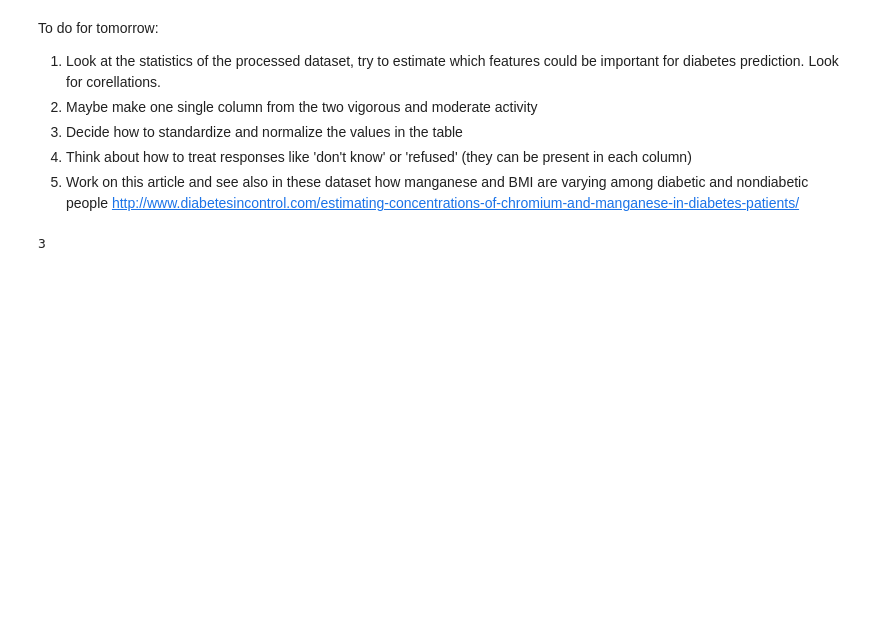
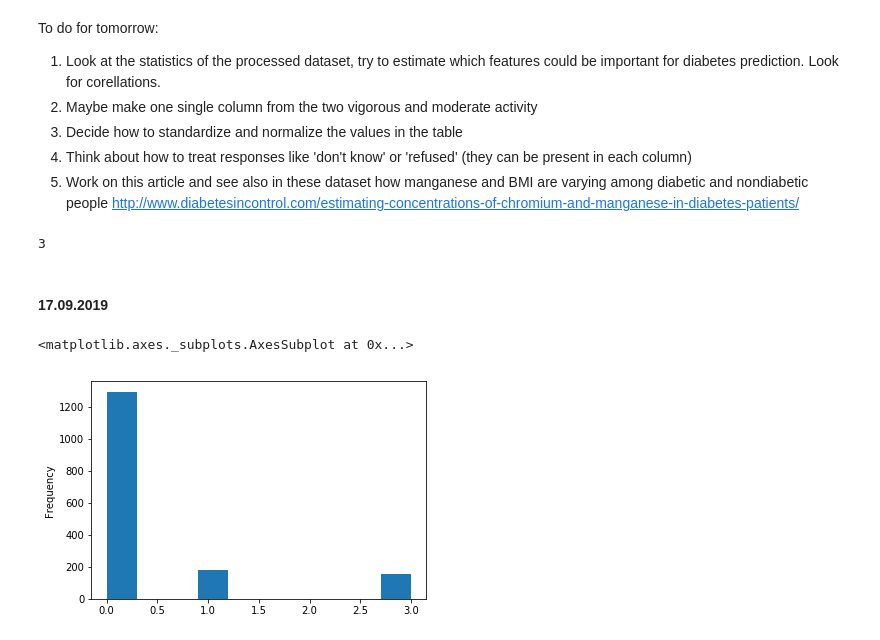
Before and after one commit to ElviraMingazova/PRML_Project, a Jupyter notebook: Diabetes_pred.ipynb, the cells around one changed output. Drawn from its saved outputs; the diff is of its cells as text; code cells hidden in the pictures; blank space fills up the shorter version.

```diff
--- a/Diabetes_pred.ipynb
+++ b/Diabetes_pred.ipynb
@@ -293,3 +310,10 @@ To do for tomorrow:
 np.sum(diabetes_feat['self_estim_weight'] == 9)
 # %% [output]
 3
+# %% [markdown]
+#### 17.09.2019
+# %%
+diabetes_feat['diabetes'].plot.hist()
+# %% [output]
+<matplotlib.axes._subplots.AxesSubplot at 0x...>
+[figure, added]
```
Also changed, not shown: parts of 8 cells of this notebook.
